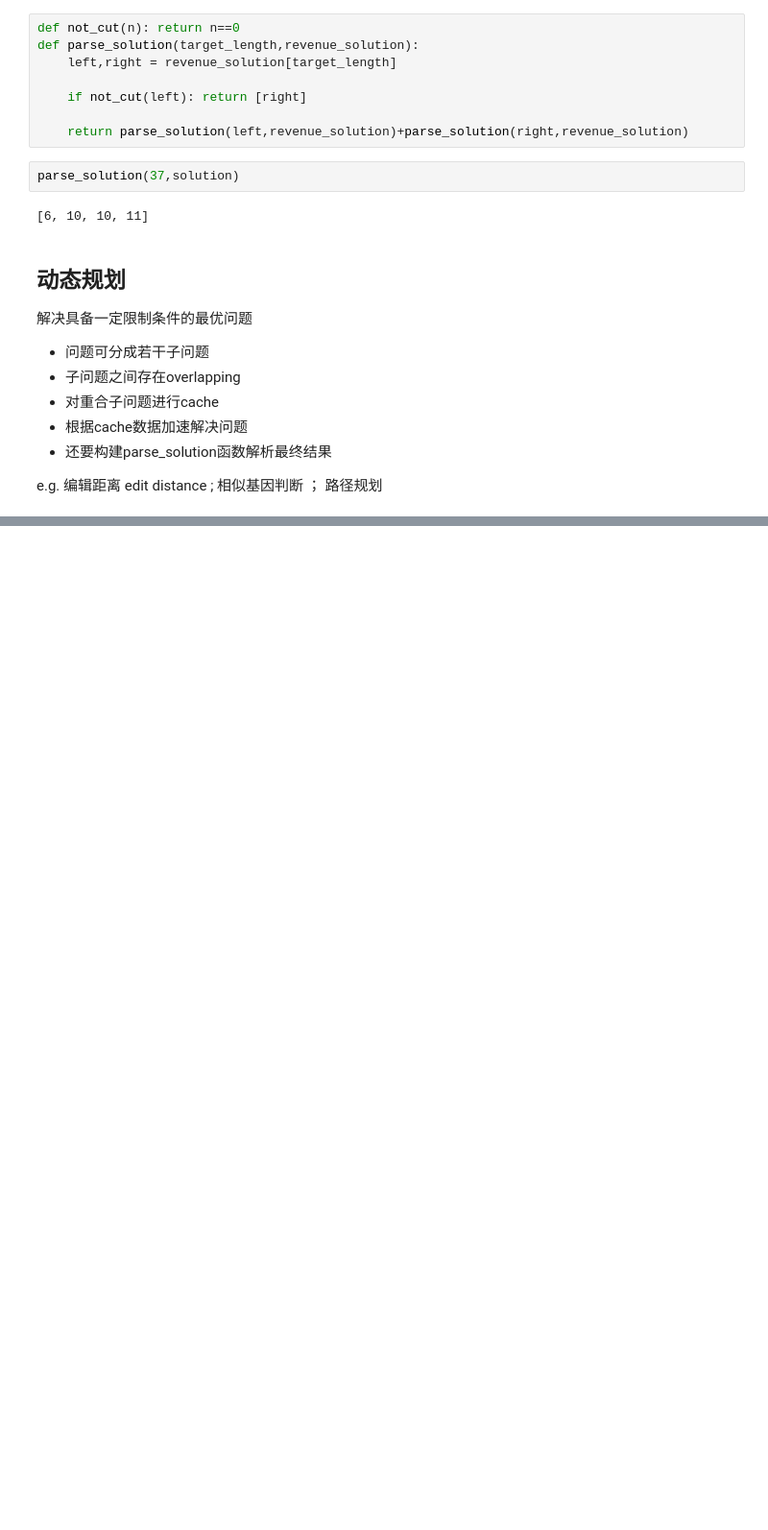
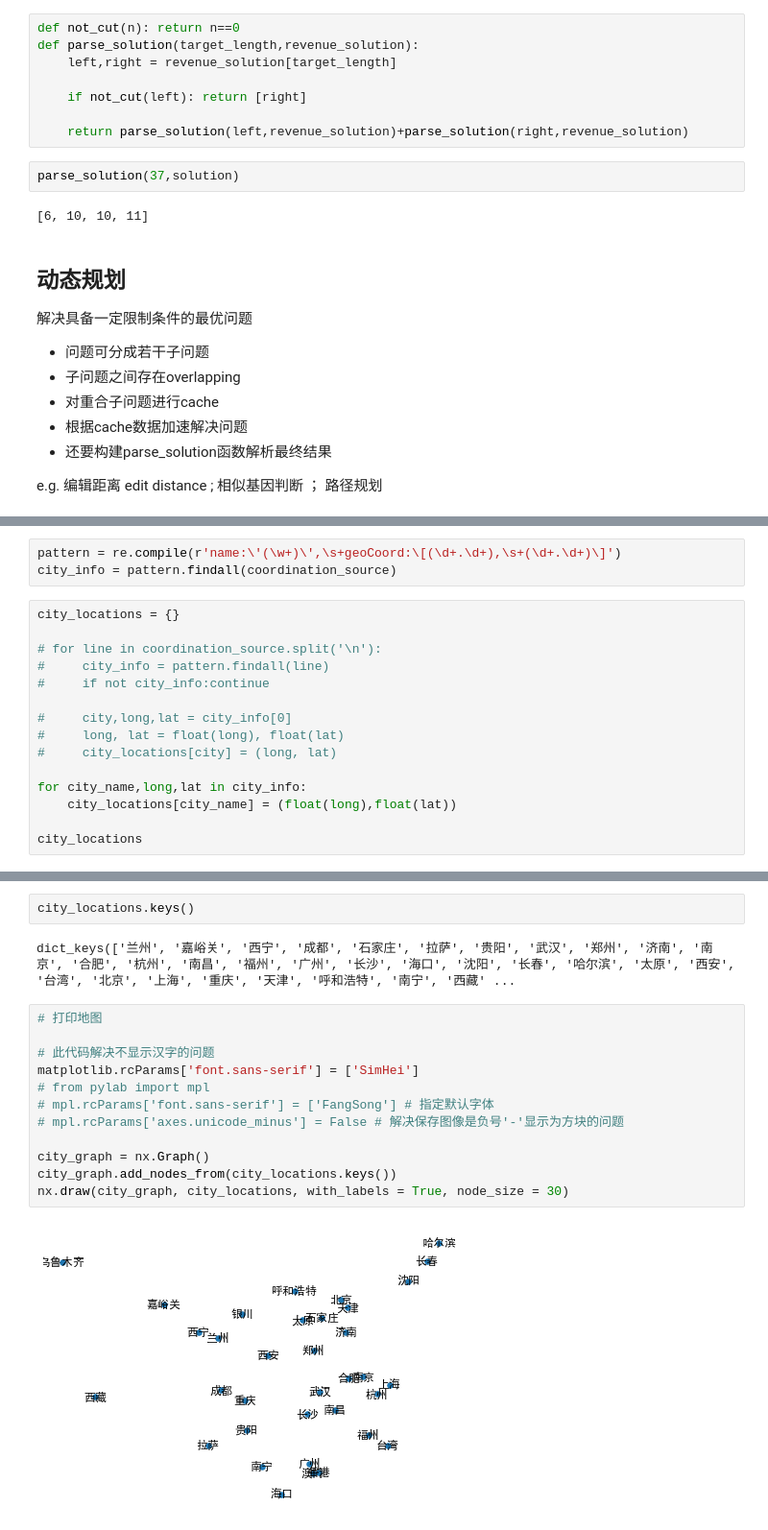
Before and after one commit to RitaWxy/K_means, a Jupyter notebook: Review.ipynb, the cells around one changed output, grey strips where cells are left out. Shown at 96% size. Cells and saved outputs as stored; diff of their text form; blank space fills up the shorter version.

```diff
--- a/Review.ipynb
+++ b/Review.ipynb
@@ -196,0 +270,18 @@ e.g. 编辑距离 edit distance ; 相似基因判断 ； 路径规划
+# %%
+pattern = re.compile(r'name:\'(\w+)\',\s+geoCoord:\[(\d+.\d+),\s+(\d+.\d+)\]')
+city_info = pattern.findall(coordination_source)
+# %%
+city_locations = {}
+
+# for line in coordination_source.split('\n'):
+#     city_info = pattern.findall(line)
+#     if not city_info:continue
+
+#     city,long,lat = city_info[0]
+#     long, lat = float(long), float(lat)
+#     city_locations[city] = (long, lat)
+
+for city_name,long,lat in city_info:
+    city_locations[city_name] = (float(long),float(lat))
+
+city_locations
@@ -196,0 +375,18 @@ e.g. 编辑距离 edit distance ; 相似基因判断 ； 路径规划
+# %%
+city_locations.keys()
+# %% [output]
+dict_keys(['兰州', '嘉峪关', '西宁', '成都', '石家庄', '拉萨', '贵阳', '武汉', '郑州', '济南', '南京', '合肥', '杭州', '南昌', '福州', '广州', '长沙', '海口', '沈阳', '长春', '哈尔滨', '太原', '西安', '台湾', '北京', '上海', '重庆', '天津', '呼和浩特', '南宁', '西藏' ...
+# %%
+# 打印地图
+
+# 此代码解决不显示汉字的问题
+matplotlib.rcParams['font.sans-serif'] = ['SimHei']
+# from pylab import mpl
+# mpl.rcParams['font.sans-serif'] = ['FangSong'] # 指定默认字体
+# mpl.rcParams['axes.unicode_minus'] = False # 解决保存图像是负号'-'显示为方块的问题
+
+city_graph = nx.Graph()
+city_graph.add_nodes_from(city_locations.keys())
+nx.draw(city_graph, city_locations, with_labels = True, node_size = 30)
+# %% [output]
+[figure, added]
```
Also changed, not shown: parts of 26 cells of this notebook.
